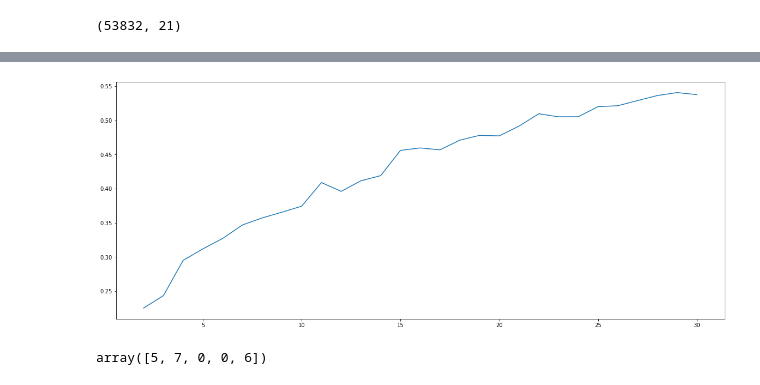
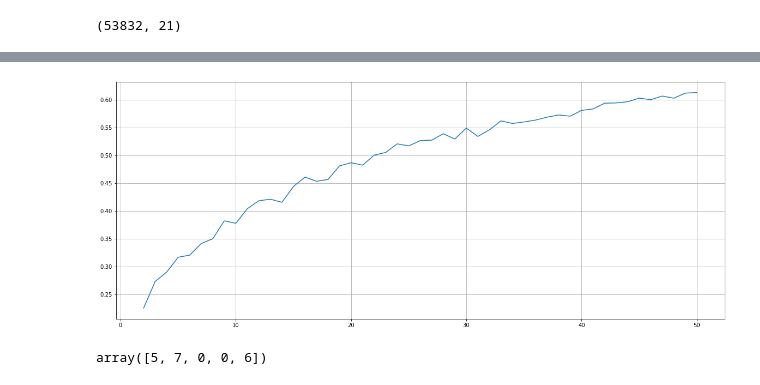
Before and after one commit to akshayamrit/Course-Assignment, a Jupyter notebook: MovieLens Cluster Profiling (Content Based Recommendation System)/Recommendation System Cluster Profiling.ipynb, the cells around one changed output, grey strips where cells are left out. Drawn from its saved outputs; the diff is of its cells as text; code cells hidden in the pictures.

```diff
--- a/MovieLens Cluster Profiling (Content Based Recommendation System)/Recommendation System Cluster Profiling.ipynb
+++ b/MovieLens Cluster Profiling (Content Based Recommendation System)/Recommendation System Cluster Profiling.ipynb
@@ -269,7 +269,7 @@ column: Documentary      sum: 5118
 from sklearn.metrics import silhouette_score
 
 sil = []
-kmax = 30
+kmax = 50
 
 # dissimilarity would not be defined for a single cluster, thus, minimum number of clusters should be 2
 for k in range(2, kmax+1):
@@ -278,9 +278,10 @@ for k in range(2, kmax+1):
   sil.append(silhouette_score(sample_dataset.iloc[:, 2:], labels, metric = 'euclidean'))
 # %%
 plt.plot(range(2,kmax+1), sil)
+plt.grid()
 plt.show()
 # %% [output]
-[figure, old version]
+[figure, new version]
 # %%
 final_cluster = KMeans(n_clusters=11, random_state=0).fit(sample_dataset.iloc[:, 2:])
 # %%
```
Also changed, not shown: parts of 4 cells of this notebook.
